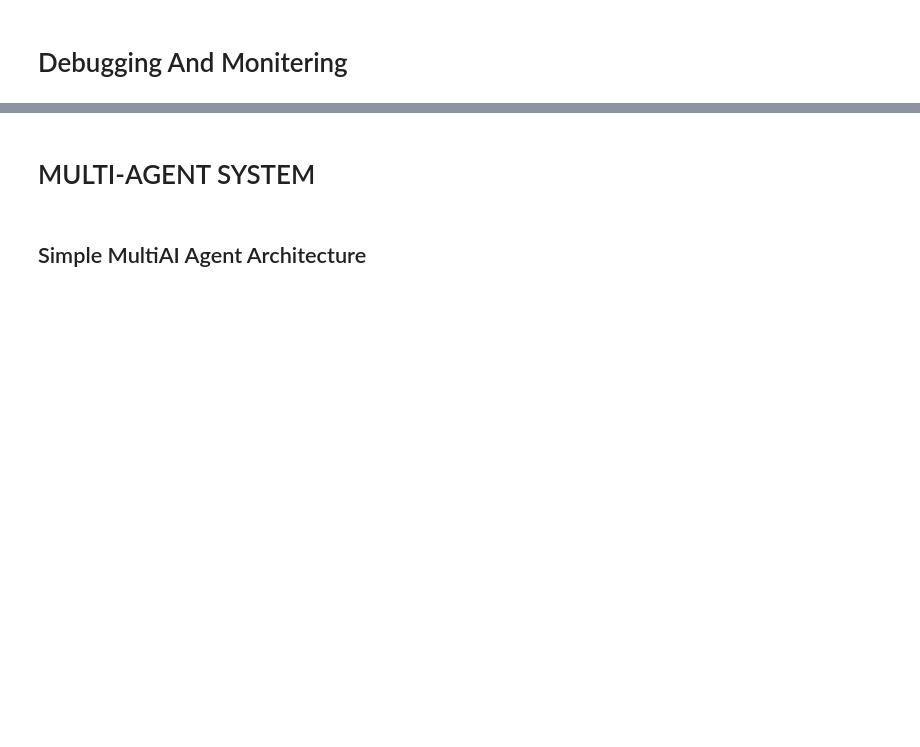
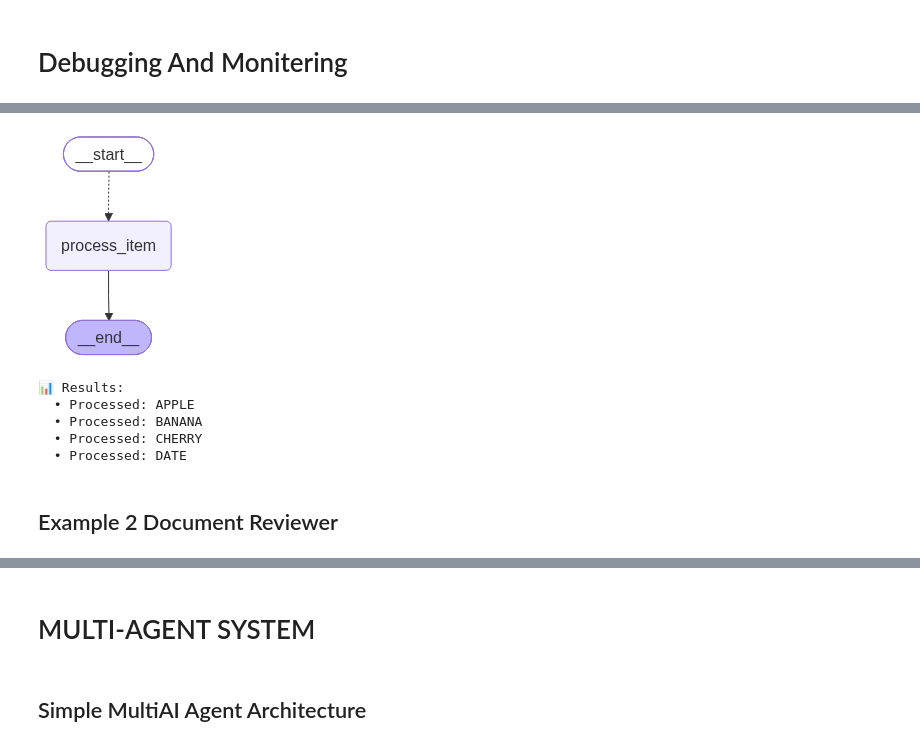
Before and after one commit to abubakarsaddique22/agentic_notebook, a Jupyter notebook: 25_langgraph_part1.ipynb, the cells around one changed output, grey strips where cells are left out. Drawn from its saved outputs; the diff is of its cells as text; code cells hidden in the pictures; blank space fills up the shorter version.

```diff
--- a/25_langgraph.ipynb
+++ b/25_langgraph_part1.ipynb
@@ -1821,0 +1931,47 @@ response=graph.invoke({"messages":"what is 5 plus 20"})
+# %%
+class BatchState(TypedDict):
+  items : list
+  results : Annotated[list,add_messages]
+
+class ItemState(TypedDict):
+  item : str
+
+# distribute_work koi normal node nahi hai — yeh ek routing function hai jo START se conditional edge ke tor par attach hai.
+# Yeh har item ke liye ek Send("process_item", {...}) bana deta hai. Matlab agar 4 items hain, to 4 alag process_item nodes parallel chalenge.
+# Har Send apni private ItemState deta hai — sirf item field.
+def distribute_work(state : BatchState):
+  return [Send('process_item', {'item': item}) for item in state['items']]
+
+def process_item(state : ItemState) -> dict:
+  item = state['item']
+  result = f'Processed: {item.upper()}'
+  return {'results' : [result]}
+
+
+paraller_graph = StateGraph(BatchState)
+paraller_graph.add_node('process_item',process_item)
+
+paraller_graph.add_conditional_edges(START,distribute_work,['process_item'])
+paraller_graph.add_edge('process_item',END)
+parallel_app = paraller_graph.compile()
+parallel_app
+# %% [output]
+[figure, added]
+# %%
+# Test parallel processing
+result = parallel_app.invoke({
+    "items": ["apple", "banana", "cherry", "date"],
+    "results": []
+})
+
+print("\n📊 Results:")
+for r in result["results"]:
+    print(f"  • {r.content}")
+# %% [output]
+📊 Results:
+  • Processed: APPLE
+  • Processed: BANANA
+  • Processed: CHERRY
+  • Processed: DATE
+# %% [markdown]
+## Example 2 Document Reviewer
```
Also changed, not shown: parts of 47 cells of this notebook, 2 other files.
